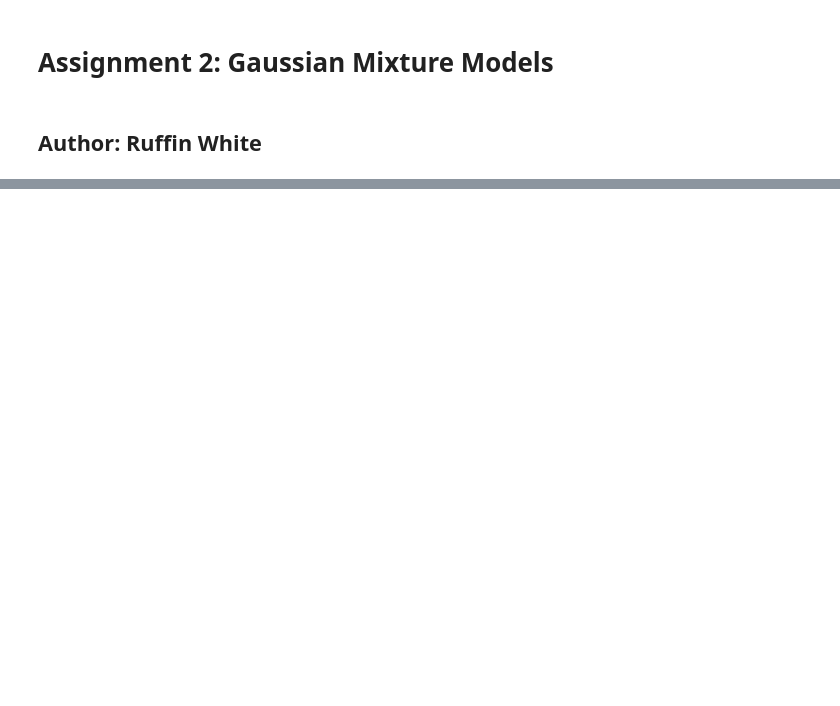
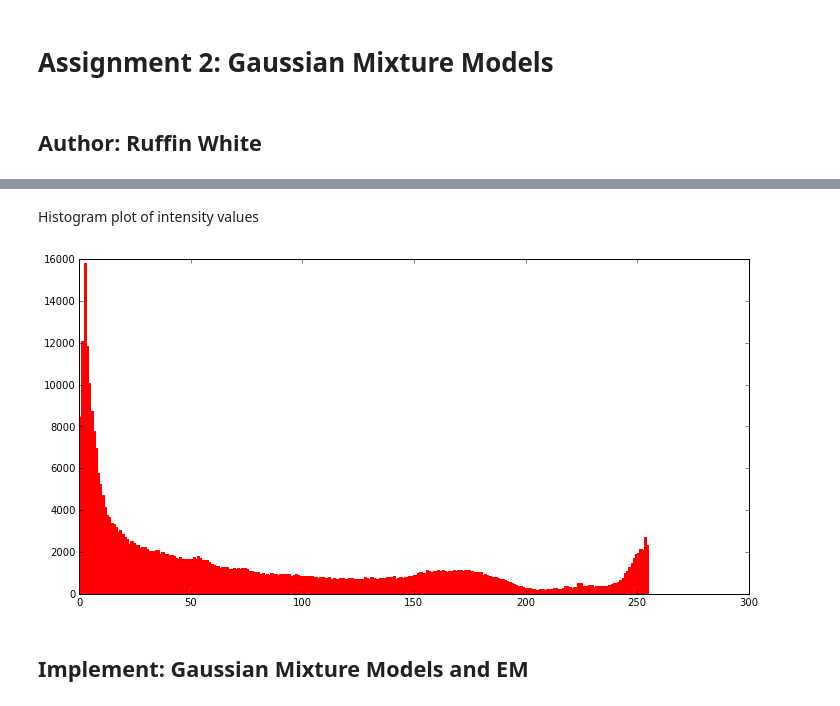
Before and after one commit to HoodPanther/CS6601, a Jupyter notebook: HW/HW2/HW2.ipynb, the cells around one changed output, grey strips where cells are left out. Drawn from its saved outputs; the diff is of its cells as text; code cells hidden in the pictures; blank space fills up the shorter version.

```diff
--- a/HW/HW2/HW2.ipynb
+++ b/HW/HW2/HW2.ipynb
@@ -26,0 +36,9 @@ plt.show()
+# %% [markdown]
+Histogram plot of intensity values
+# %%
+fig = pyplot.figure(figsize=(12,6), dpi=300)
+hist = plt.hist(im.flatten(), bins=256, fc='r', ec='r',range=(0,255))
+# %% [output]
+[figure, added]
+# %% [markdown]
+## Implement: Gaussian Mixture Models and EM
```
Also changed, not shown: parts of 33 cells of this notebook.
